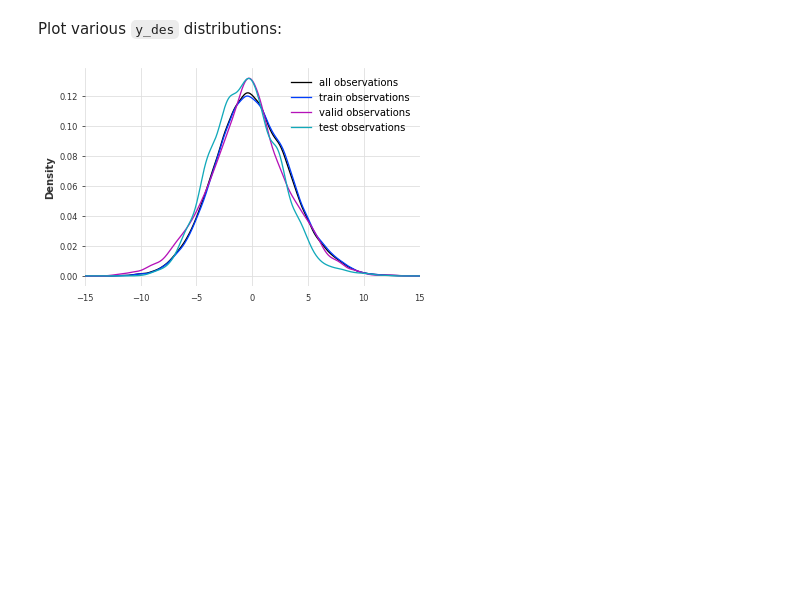
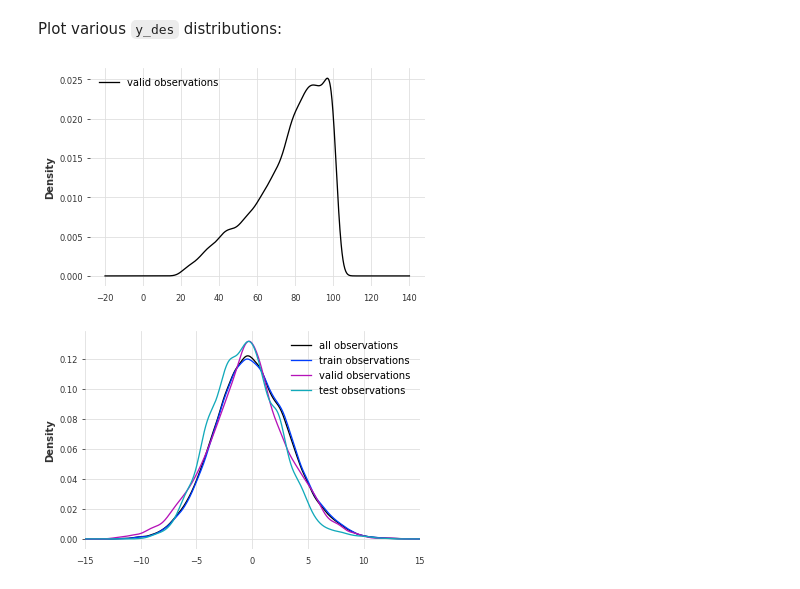
Before and after one commit to makeyourownmaker/CambridgeTemperatureNotebooks, a Jupyter notebook: notebooks/gradient_boosting.ipynb, the cells around one changed output. Cells and saved outputs as stored; diff of their text form; code cells hidden in the pictures; blank space fills up the shorter version.

```diff
--- a/notebooks/gradient_boosting.ipynb
+++ b/notebooks/gradient_boosting.ipynb
@@ -581,6 +581,17 @@ valid shape:    (17484, 31)
 test shape:     (17484, 31)
 # %% [markdown]
 Plot various `y_des` distributions:
+# %%
+col_name = 'humidity'
+#df[col_name].plot(kind = 'density', label='all observations')
+#train_df[col_name].plot(kind = 'density', label='train observations')
+valid_df[col_name].plot(kind = 'density', label='valid observations')
+#test_df[col_name].plot(kind = 'density', label='test observations')
+#plt.xlim(-15, 15)
+plt.legend()
+plt.show()
+# %% [output]
+[figure, added]
 # %%
 df['y_des'].plot(kind = 'density', label='all observations')
 train_df['y_des'].plot(kind = 'density', label='train observations')
```
Also changed, not shown: parts of 2 cells of this notebook.
